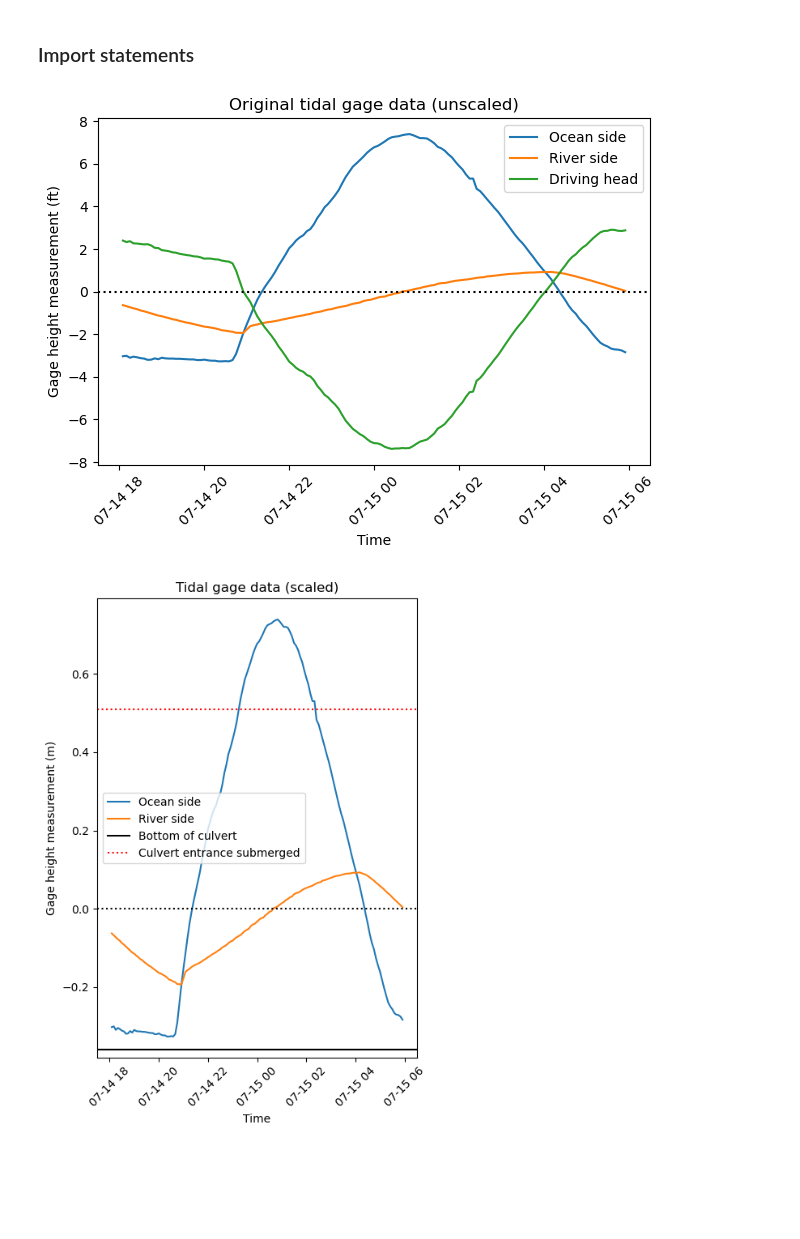
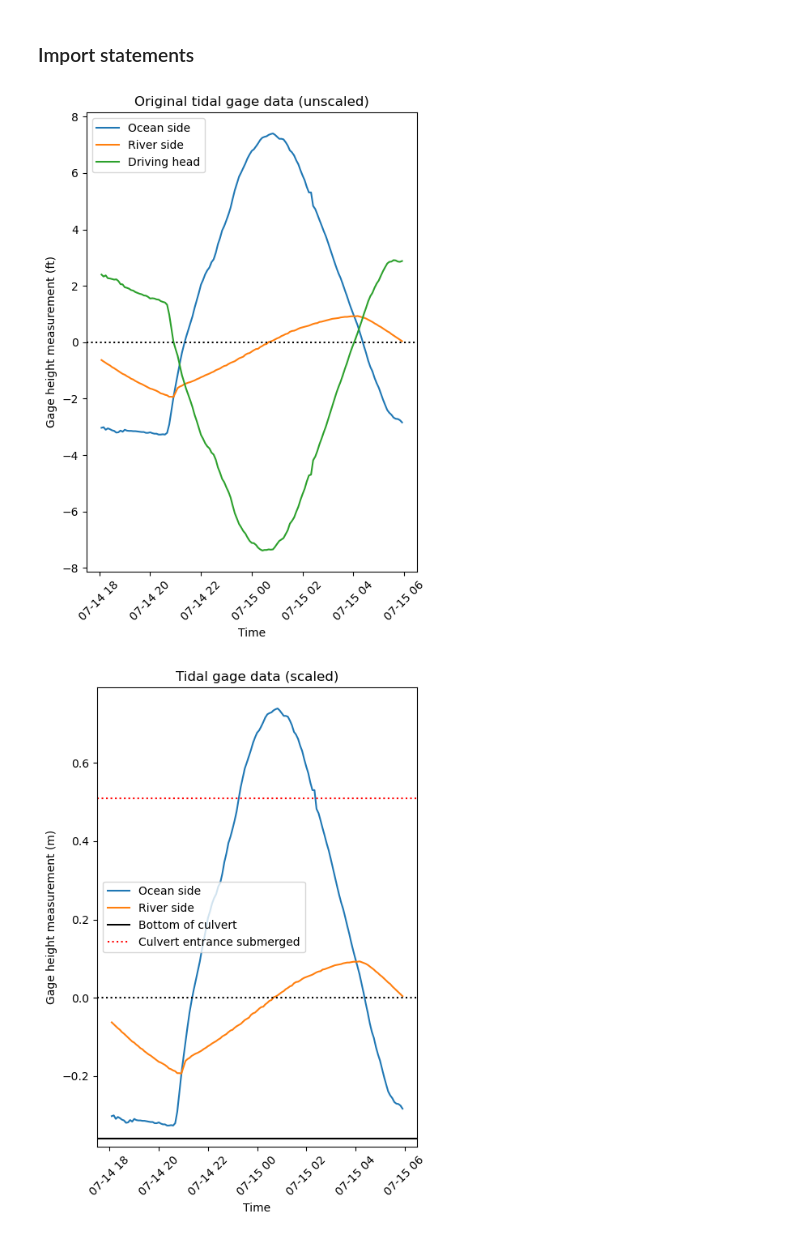
Before and after one commit to clairewang23/hre-model, a Jupyter notebook: Tidal gage/read_gage_data.ipynb, the cells around one changed output. Saved outputs shown, nothing was run; the diff lists cells and outputs as text; code cells hidden in the pictures; blank space fills up the shorter version.

```diff
--- a/Tidal gage/read_gage_data.ipynb
+++ b/Tidal gage/read_gage_data.ipynb
@@ -28,20 +28,22 @@ gage_scaled['Ocean side'] = gage_scaled['Ocean side']*0.3048 # convert to m
 gage_scaled['River side'] = gage_scaled['River side']*0.3048
 gage_scaled['Head'] = gage_scaled['Head']*0.3048
 # %%
+plt.figure(figsize=(5,7))
+
 sns.lineplot(x='datetime', y='Ocean side', data=gage, label='Ocean side')
 sns.lineplot(x='datetime', y='River side', data=gage, label='River side')
 sns.lineplot(x='datetime', y='head', data=gage, label='Driving head')
 plt.axhline(0, linestyle=':', color='black')
 
 plt.title('Original tidal gage data (unscaled)')
 plt.xlabel('Time')
 plt.ylabel('Gage height measurement (ft)')
 plt.xticks(rotation=45)
 plt.legend()
 plt.tight_layout()
 plt.show()
 # %% [output]
-[figure, old version]
+[figure, new version]
 # %%
 plt.figure(figsize=(5,7))
 
```
Also changed, not shown: parts of 1 cell of this notebook, 12 other files.
